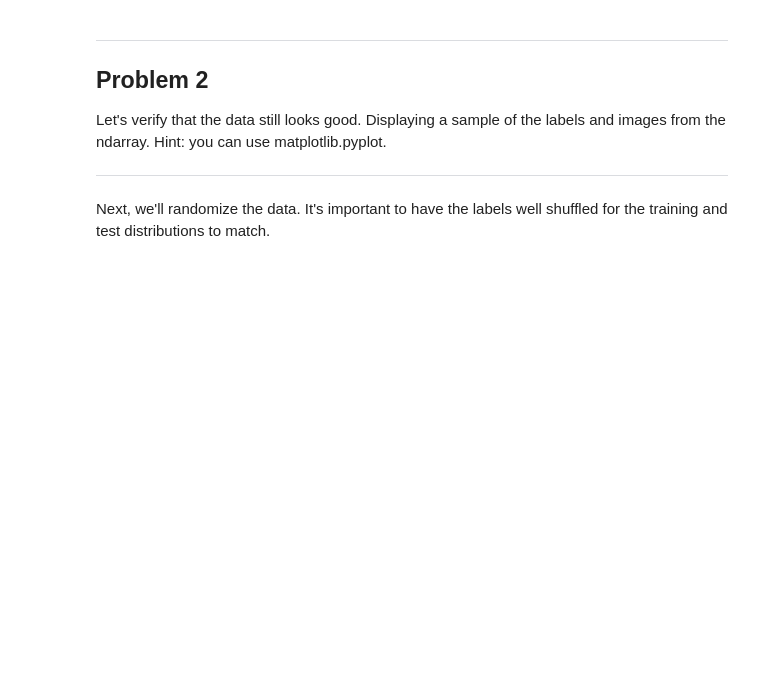
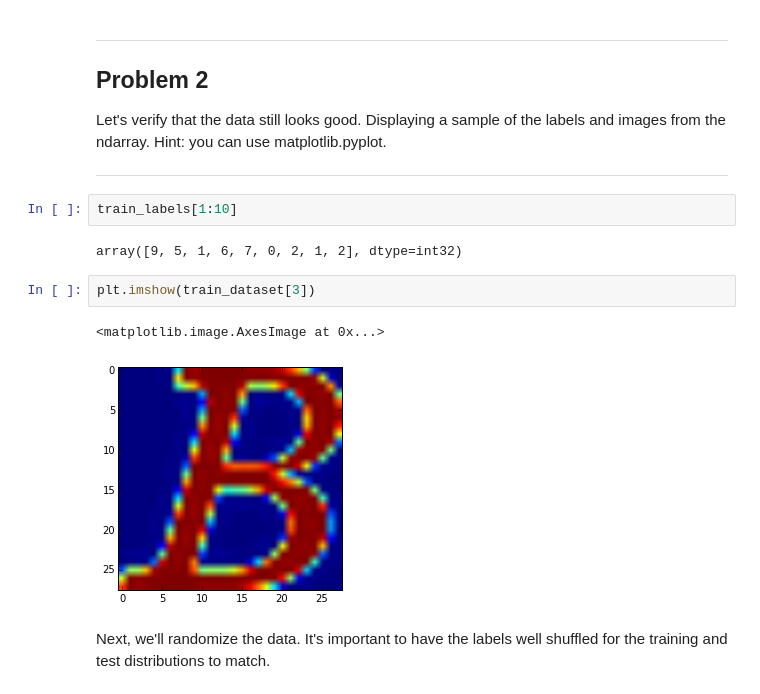
Before and after one commit to poa1006/udacity_tensorflow, a Jupyter notebook: 1_notmnist.ipynb, the cells around one changed output. Drawn from its saved outputs; the diff is of its cells as text; blank space fills up the shorter version.

Commit message:
Solve problem 2 Displaying labels and images from ndarray

```diff
--- a/1_notmnist.ipynb
+++ b/1_notmnist.ipynb
@@ -307,6 +310,15 @@ Problem 2
 Let's verify that the data still looks good. Displaying a sample of the labels and images from the ndarray. Hint: you can use matplotlib.pyplot.
 
 ---
+# %%
+train_labels[1:10]
+# %% [output]
+array([9, 5, 1, 6, 7, 0, 2, 1, 2], dtype=int32)
+# %%
+plt.imshow(train_dataset[3])
+# %% [output]
+<matplotlib.image.AxesImage at 0x...>
+[figure, added]
 # %% [markdown]
 Next, we'll randomize the data. It's important to have the labels well shuffled for the training and test distributions to match.
 # %%
```
Also changed, not shown: parts of 1 cell of this notebook.
